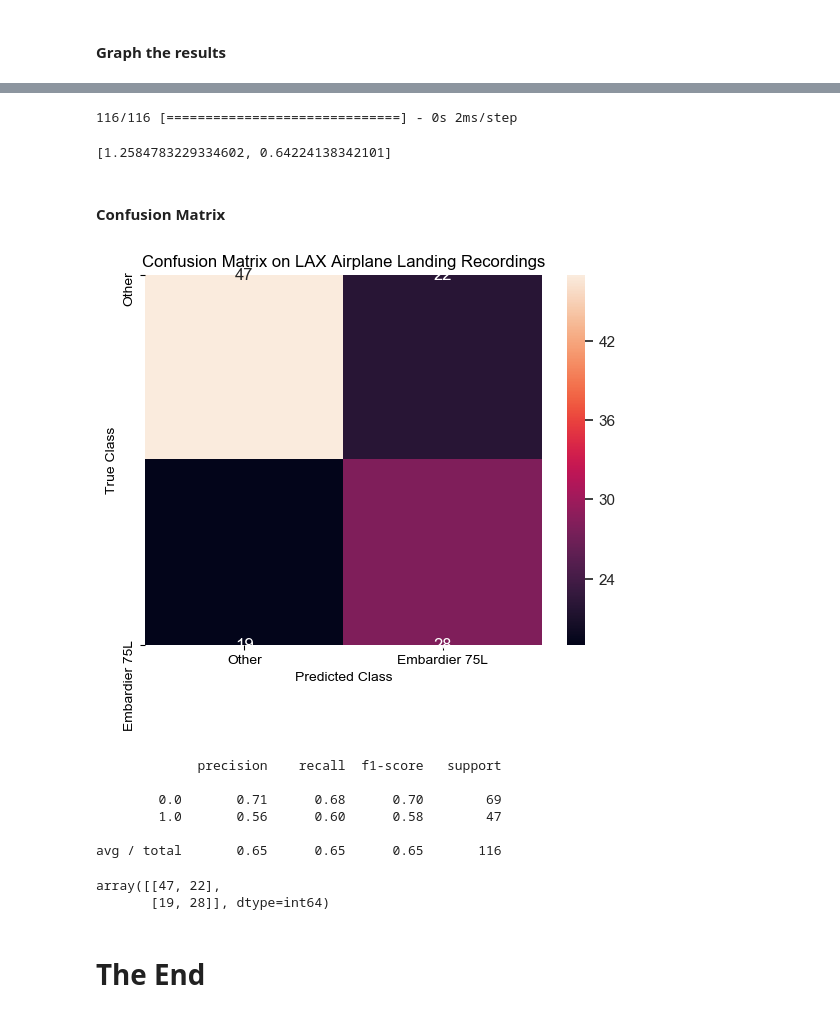
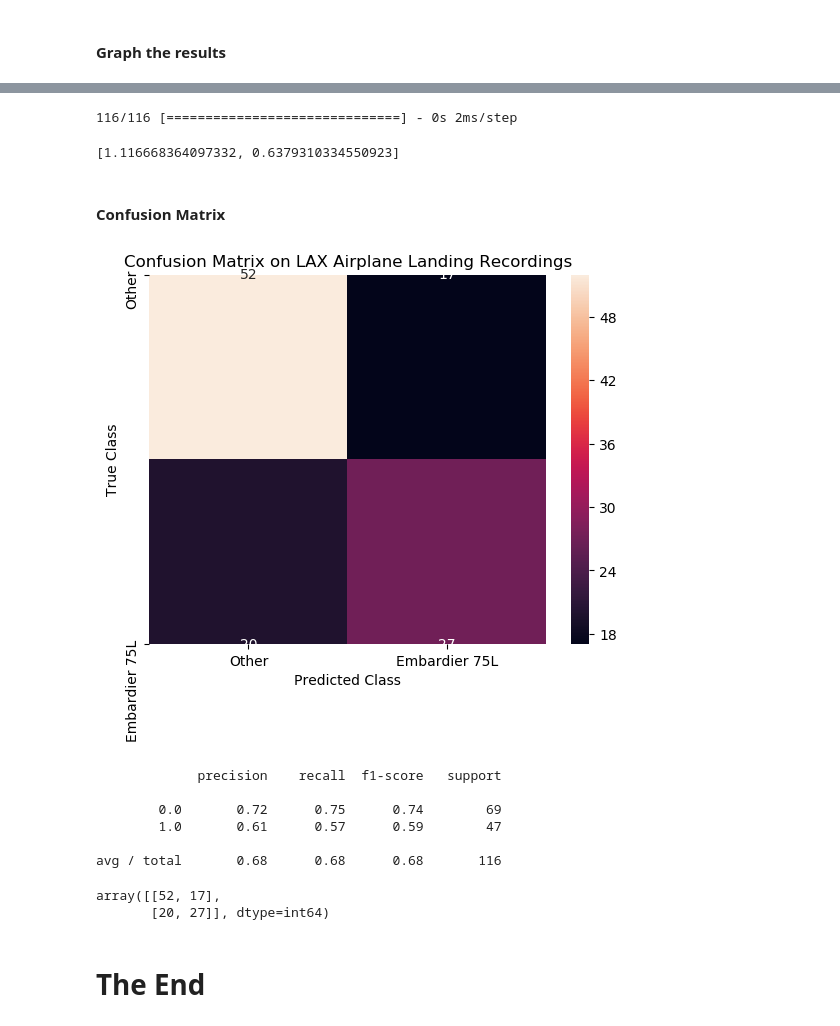
Before and after one commit to SingingData/Industrial-Audio-Classification, a Jupyter notebook: Notebooks/Audio-Classifiers/Airplane_Landing_Audio_Classification_by_Manufacturer_Oct14.ipynb, the cells around one changed output, grey strips where cells are left out. Drawn from its saved outputs; the diff is of its cells as text; code cells hidden in the pictures.

```diff
--- a/Notebooks/Audio-Classifiers/Airplane_Landing_Audio_Classification_by_Manufacturer_Oct14.ipynb
+++ b/Notebooks/Audio-Classifiers/Airplane_Landing_Audio_Classification_by_Manufacturer_Oct14.ipynb
@@ -720,7 +720,7 @@ def get_model():
 
     output_layer = Dense(2,activation=activations.sigmoid)(concat_dense)
     model = models.Model(inputs=[inp, crepe_inp], outputs=[output_layer])
-    opt = optimizers.Adam(lr=0.00025, beta_1=0.9, beta_2=0.999, epsilon=1e-5, decay=0.09, amsgrad=True)
+    opt = optimizers.Adam(lr=0.00026, beta_1=0.9, beta_2=0.999, epsilon=1e-5, decay=0.09, amsgrad=True)
     model.compile(optimizer=opt, loss=losses.binary_crossentropy, metrics=['acc'])
     model.summary()
 
@@ -817,38 +817,39 @@ plt.show()
 cq_crepe_model.evaluate([test_cq_input, crepe_test_input],y_test_labels)
 # %% [output]
 116/116 [==============================] - 0s 2ms/step
-[1.2584783229334602, 0.64224138342101]
+[1.116668364097332, 0.6379310334550923]
 # %% [markdown]
 #### Confusion Matrix
 # %%
 plt.style.use('default')
 plt.margins(1)
-sns.set(font_scale=1)
-plt.rcParams['axes.autolimit_mode'] = 'round_numbers'
+import importlib
+import matplotlib
+importlib.reload(matplotlib); importlib.reload(plt); importlib.reload(sns)
 
 
 preds =np.argmax(cq_crepe_model.predict([test_cq_input, crepe_test_input]), axis=1)
 cm = confusion_matrix(y_test.tolist(), preds.tolist())
 
 ax = sns.heatmap(cm, annot=True, fmt='g')
 ax.set_title('Confusion Matrix on LAX Airplane Landing Recordings')
 ax.xaxis.set_ticklabels(['Other', 'Embardier 75L'])
 ax.yaxis.set_ticklabels(['Other', 'Embardier 75L'])
 ax.set(xlabel='Predicted Class', ylabel='True Class')
 plt.show()
 print(classification_report(y_test.tolist(), preds.tolist()))
 # %% [output]
-[figure, old version]
+[figure, new version]
              precision    recall  f1-score   support
 
-        0.0       0.71      0.68      0.70        69
-        1.0       0.56      0.60      0.58        47
+        0.0       0.72      0.75      0.74        69
+        1.0       0.61      0.57      0.59        47
 
-avg / total       0.65      0.65      0.65       116
+avg / total       0.68      0.68      0.68       116
 # %%
 cm
 # %% [output]
-array([[47, 22],
-       [19, 28]], dtype=int64)
+array([[52, 17],
+       [20, 27]], dtype=int64)
 # %% [markdown]
 # The End
```
Also changed, not shown: parts of 3 cells of this notebook.
